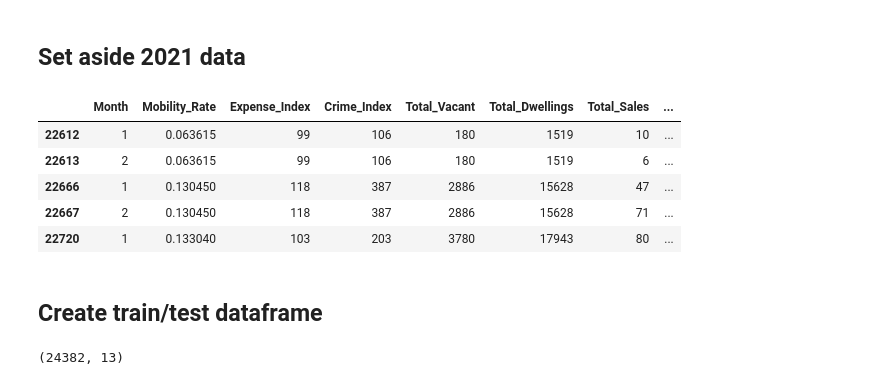
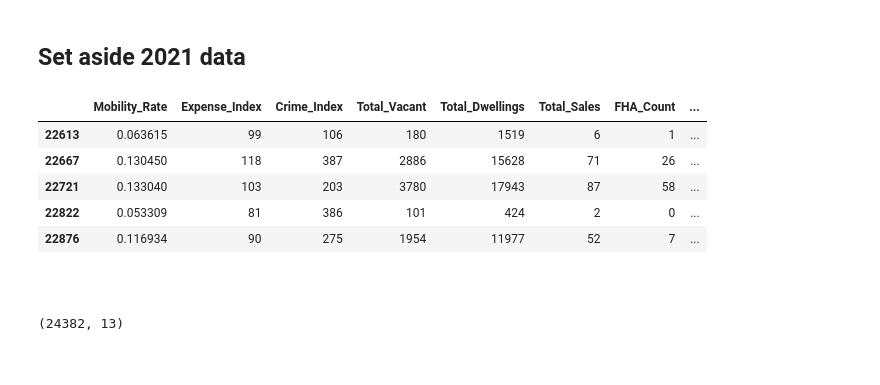
Before and after one commit to FinalProject-2021/Housing_Valuation, a Jupyter notebook: ML_model_K2.ipynb, the cells around one changed output. Saved outputs shown, nothing was run; the diff lists cells and outputs as text; code cells hidden in the pictures.

```diff
--- a/ML_model_K2.ipynb
+++ b/ML_model_K2.ipynb
@@ -37,24 +36,33 @@ ml_data_21 = ml_data_21.sort_values(by = ['Zip_Code', 'Year', 'Month'], ascendin
 # %%
 # Add columns for future months sales prices
 ml_data_21['Last_Month_Price'] = ml_data_21.groupby(['Zip_Code'])['Sale_Price'].shift()
+ml_data_21['Last_Month_Diff'] = ml_data_21.groupby(['Zip_Code'])['Last_Month_Price'].diff()
+
+ml_data_21['Future_Month_Price'] = ml_data_21.groupby(['Zip_Code'])['Sale_Price'].shift(-1)
+ml_data_21['Future_Month_Diff'] = ml_data_21.groupby(['Zip_Code'])['Future_Month_Price'].diff()
+
+ml_data_21['Future_2Month_Price'] = ml_data_21.groupby(['Zip_Code'])['Sale_Price'].shift(-2)
+ml_data_21['Future_2Month_Diff'] = ml_data_21.groupby(['Zip_Code'])['Future_2Month_Price'].diff()
+
 ml_data_21['Future_3Month_Price'] = ml_data_21.groupby(['Zip_Code'])['Sale_Price'].shift(-3)
+ml_data_21['Future_3Month_Diff'] = ml_data_21.groupby(['Zip_Code'])['Future_3Month_Price'].diff()
 
 # Drop columns not needed for X values
-ml_data_21 = ml_data_21.drop(columns=['Zip_Code', 'Year'])
+ml_data_21 = ml_data_21.drop(columns=['Zip_Code', 'Year', 'Month'])
 
 ml_data_21.replace([np.inf, -np.inf], np.nan, inplace=True)
 ml_data_21.dropna(inplace=True)
 
 ml_data_21.head()
 # %% [output]
-|  | Month | Mobility_Rate | Expense_Index | Crime_Index | Total_Vacant | Total_Dwellings | Total_Sales | ... |
-| 22612 | 1 | 0.063615 | 99 | 106 | 180 | 1519 | 10 | ... |
-| 22613 | 2 | 0.063615 | 99 | 106 | 180 | 1519 | 6 | ... |
-| 22666 | 1 | 0.130450 | 118 | 387 | 2886 | 15628 | 47 | ... |
-| 22667 | 2 | 0.130450 | 118 | 387 | 2886 | 15628 | 71 | ... |
-| 22720 | 1 | 0.133040 | 103 | 203 | 3780 | 17943 | 80 | ... |
+|  | Mobility_Rate | Expense_Index | Crime_Index | Total_Vacant | Total_Dwellings | Total_Sales | FHA_Count | ... |
+| 22613 | 0.063615 | 99 | 106 | 180 | 1519 | 6 | 1 | ... |
+| 22667 | 0.130450 | 118 | 387 | 2886 | 15628 | 71 | 26 | ... |
+| 22721 | 0.133040 | 103 | 203 | 3780 | 17943 | 87 | 58 | ... |
+| 22822 | 0.053309 | 81 | 386 | 101 | 424 | 2 | 0 | ... |
+| 22876 | 0.116934 | 90 | 275 | 1954 | 11977 | 52 | 7 | ... |
-# %% [markdown]
-## Create train/test dataframe
+# %% [markdown]
+##
 # %%
 # Select features for X
 ml_data = data[['Zip_Code', 'Year', 'Month', 'Mobility_Rate', 'Expense_Index', 'Crime_Index' , 'Total_Vacant', 'Total_Dwellings', 'Total_Sales', 'FHA_Count', 'Home_Affordability', 'Rent_Affordability', 'Sale_Price' ]]
```
Also changed, not shown: parts of 9 cells of this notebook, 1 other file.
